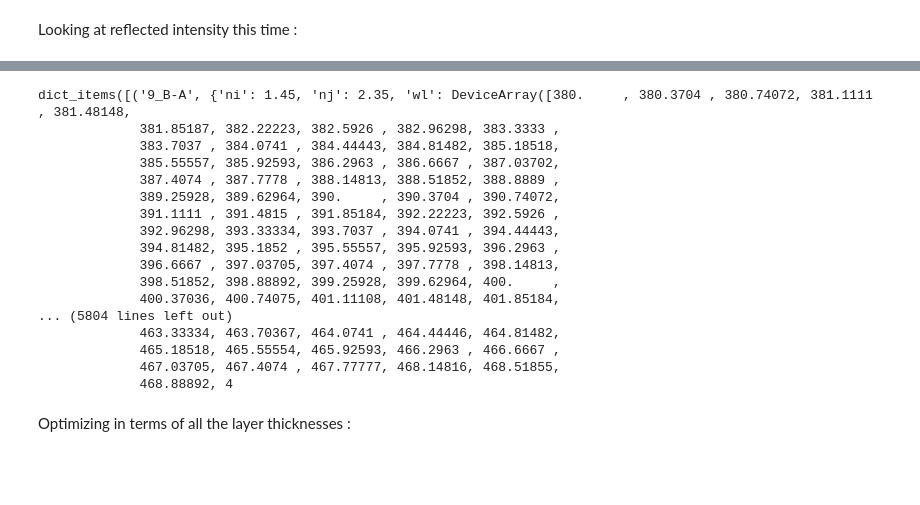
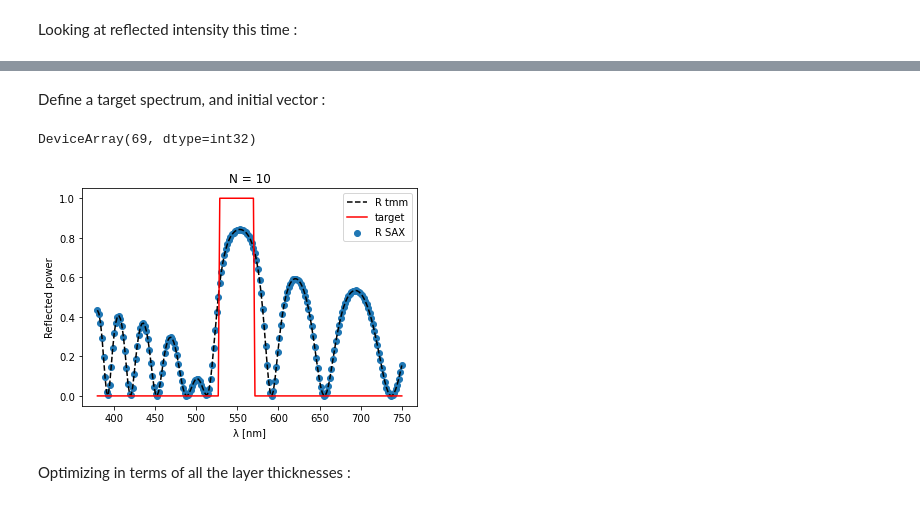
Before and after one commit to simbilod/sax, a Jupyter notebook: examples/02_thinfilm.ipynb, the cells around one changed output, grey strips where cells are left out. Drawn from its saved outputs; the diff is of its cells as text; code cells hidden in the pictures; blank space fills up the shorter version.

```diff
--- a/examples/02_thinfilm.ipynb
+++ b/examples/02_thinfilm.ipynb
@@ -489,32 +501,3 @@ We will create a stack with a large number of layers, and compile it
-# %%
-N = 100
-
-stack = notch_filter(N)
-params = sax.copy_params(stack["default_params"])
-
-params['air-0_A']['ni'] = ni
-params['air-0_A']['nj'] = nA
-
-for i in range(N):
-    params[f"{i}_A"]['ni'] = nA
-    params[f"{i}_A"]['di'] = dA
-    params[f"{i}_A-B"]['ni'] = nA
-    params[f"{i}_A-B"]['nj'] = nB
-    params[f"{i}_B"]['ni'] = nB
-    params[f"{i}_B"]['di'] = dB
-    params[f"{i}_B-A"]['ni'] = nB
-    params[f"{i}_B-A"]['nj'] = nA
-
-params[f"{N}_A"]['ni'] = nA
-params[f"{N}_A"]['di'] = dA
-params[f"{N}_A-B"]['ni'] = nA
-params[f"{N}_A-B"]['nj'] = nB
-params[f"{N}_B"]['ni'] = nB
-params[f"{N}_B"]['di'] = dB
-params[f'{N}_B-air']['ni'] = nB
-params[f'{N}_B-air']['nj'] = nf
-
-params = sax.set_global_params(params, wl=wls)
 # %%
 stack_r_jit = jax.jit(stack["in", "in"])
 # %%
@@ -529,22 +513,25 @@ Wall time: 11.2 ms
-# %%
-print(params.items())
-# %% [output]
-dict_items([('9_B-A', {'ni': 1.45, 'nj': 2.35, 'wl': DeviceArray([380.     , 380.3704 , 380.74072, 381.1111 , 381.48148,
-             381.85187, 382.22223, 382.5926 , 382.96298, 383.3333 ,
-             383.7037 , 384.0741 , 384.44443, 384.81482, 385.18518,
-             385.55557, 385.92593, 386.2963 , 386.6667 , 387.03702,
-             387.4074 , 387.7778 , 388.14813, 388.51852, 388.8889 ,
-             389.25928, 389.62964, 390.     , 390.3704 , 390.74072,
-             391.1111 , 391.4815 , 391.85184, 392.22223, 392.5926 ,
-             392.96298, 393.33334, 393.7037 , 394.0741 , 394.44443,
-             394.81482, 395.1852 , 395.55557, 395.92593, 396.2963 ,
-             396.6667 , 397.03705, 397.4074 , 397.7778 , 398.14813,
-             398.51852, 398.88892, 399.25928, 399.62964, 400.     ,
-             400.37036, 400.74075, 401.11108, 401.48148, 401.85184,
-... (5804 lines left out)
-             463.33334, 463.70367, 464.0741 , 464.44446, 464.81482,
-             465.18518, 465.55554, 465.92593, 466.2963 , 466.6667 ,
-             467.03705, 467.4074 , 467.77777, 468.14816, 468.51855,
-             468.88892, 4
+# %% [markdown]
+Define a target spectrum, and initial vector :
+# %%
+jnp.where(wls < 510)[0][-1]
+# %% [output]
+DeviceArray(69, dtype=int32)
+# %%
+target = jnp.zeros(len(wls))
+target = jax.ops.index_update(target, jax.ops.index[jnp.where(wls < 530)[0][-1]:jnp.where(wls > 570)[0][0]], 1.)
+
+initial_vector = dA*jnp.ones(2*N+2)
+initial_vector = jax.ops.index_update(initial_vector, jax.ops.index[1::2], dB)
+# %%
+plt.scatter(wls, jnp.abs(reflected)**2, label='R SAX')
+plt.plot(wls, Rnorm, 'k--', label='R tmm')
+plt.plot(wls, target,'r',label='target')
+plt.xlabel("λ [nm]")
+plt.ylabel("Reflected power")
+plt.legend(loc="upper right")
+plt.title("N = {}".format(N))
+plt.show()
+# %% [output]
+[figure, added]
 # %% [markdown]
 Optimizing in terms of all the layer thicknesses :
```
Also changed, not shown: parts of 34 cells of this notebook.
